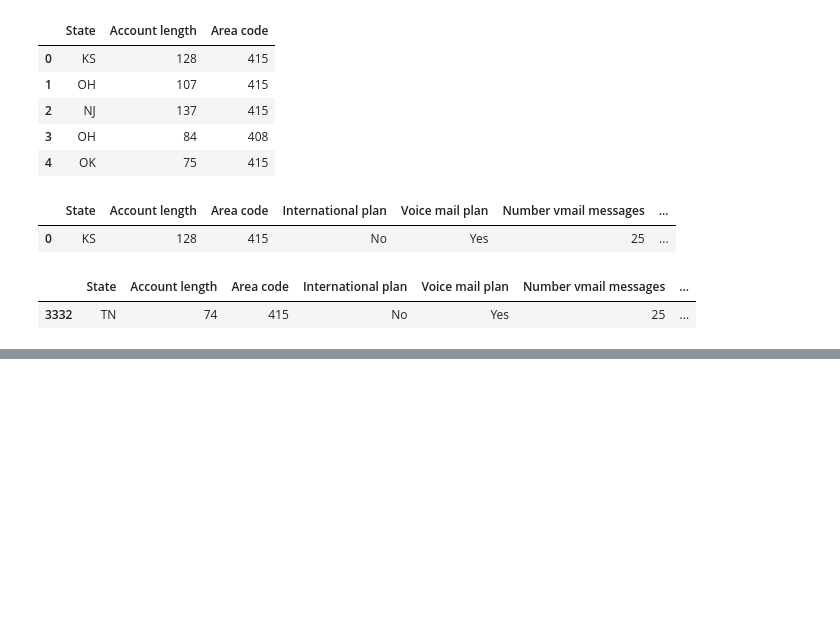
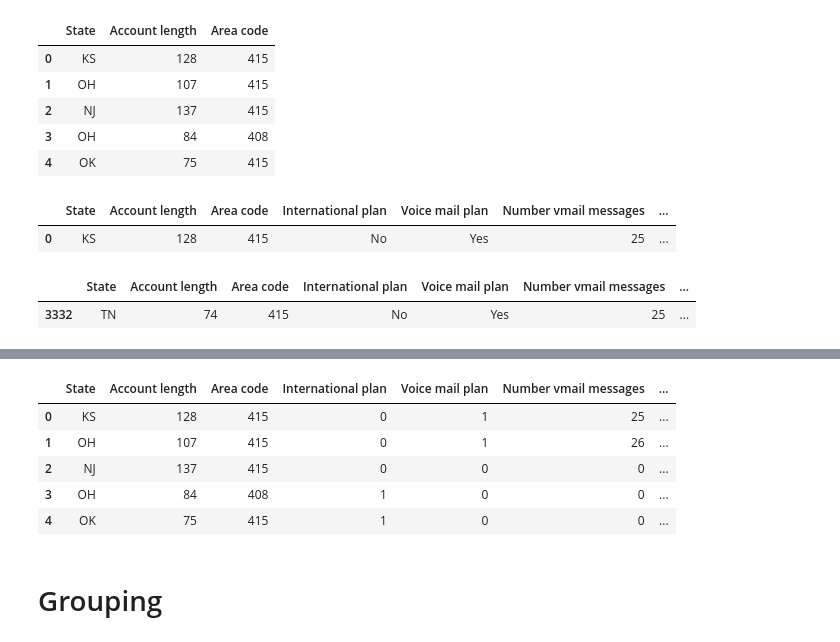
Before and after one commit to Venchislav/AI-Journey-Zero-to-Hero, a Jupyter notebook: ML Course AI/Notebooks/MLCourse_AI_Topic_1.ipynb, the cells around one changed output, grey strips where cells are left out. Drawn from its saved outputs; the diff is of its cells as text; code cells hidden in the pictures; blank space fills up the shorter version.

```diff
--- a/ML Course AI/Notebooks/MLCourse_AI_Topic_1.ipynb
+++ b/ML Course AI/Notebooks/MLCourse_AI_Topic_1.ipynb
@@ -204,0 +258,12 @@ df[-1:]
+# %%
+# we can also use replace method (it's extremely simmilar to map, but...)
+
+df = df.replace({"Voice mail plan": d})
+df.head()
+# %% [output]
+|  | State | Account length | Area code | International plan | Voice mail plan | Number vmail messages | ... |
+| 0 | KS | 128 | 415 | 0 | 1 | 25 | ... |
+| 1 | OH | 107 | 415 | 0 | 1 | 26 | ... |
+| 2 | NJ | 137 | 415 | 0 | 0 | 0 | ... |
+| 3 | OH | 84 | 408 | 1 | 0 | 0 | ... |
+| 4 | OK | 75 | 415 | 1 | 0 | 0 | ... |
@@ -204,0 +273,2 @@ df[-1:]
+# %% [markdown]
+# Grouping
```
Also changed, not shown: parts of 8 cells of this notebook.
